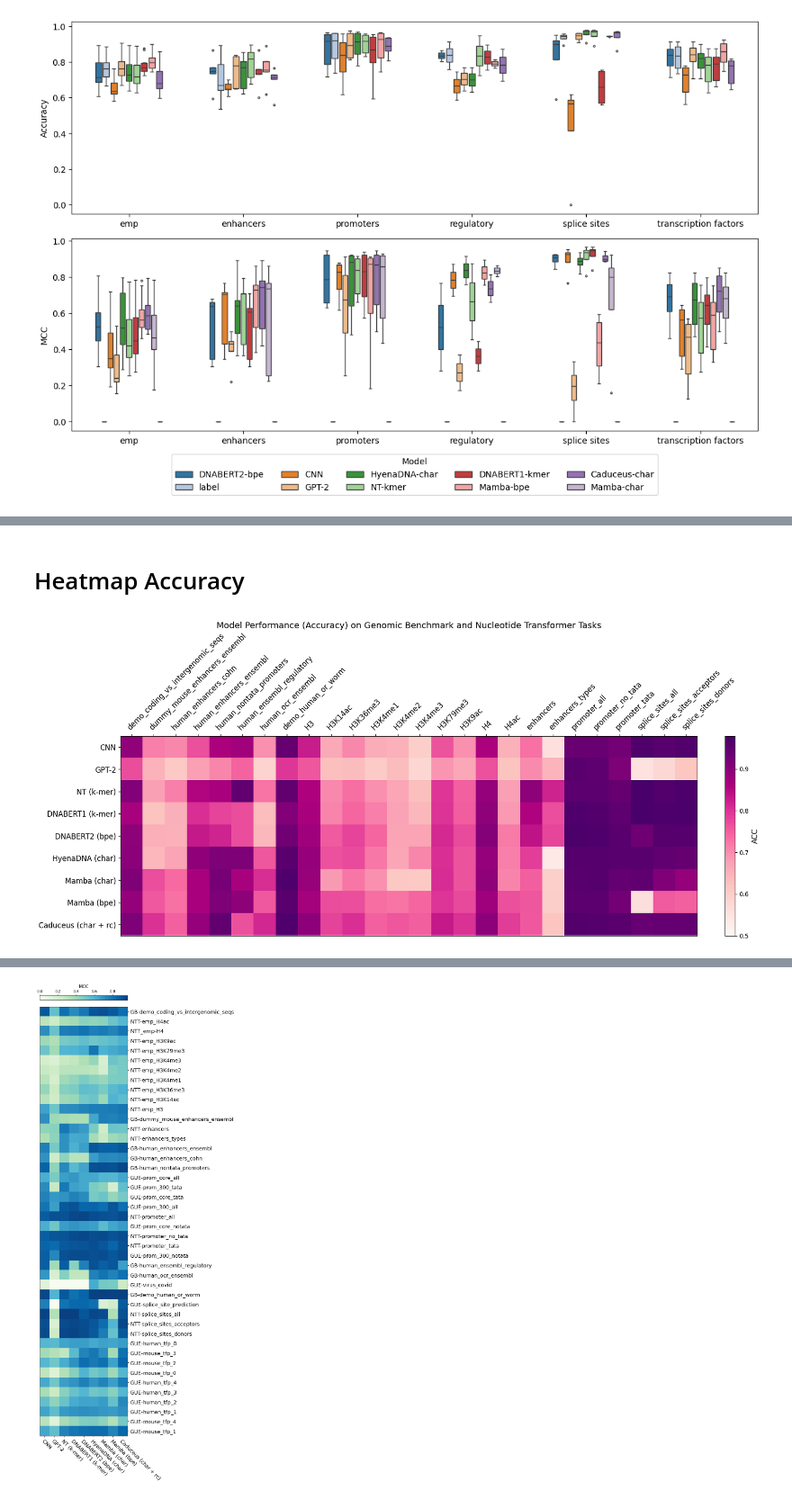
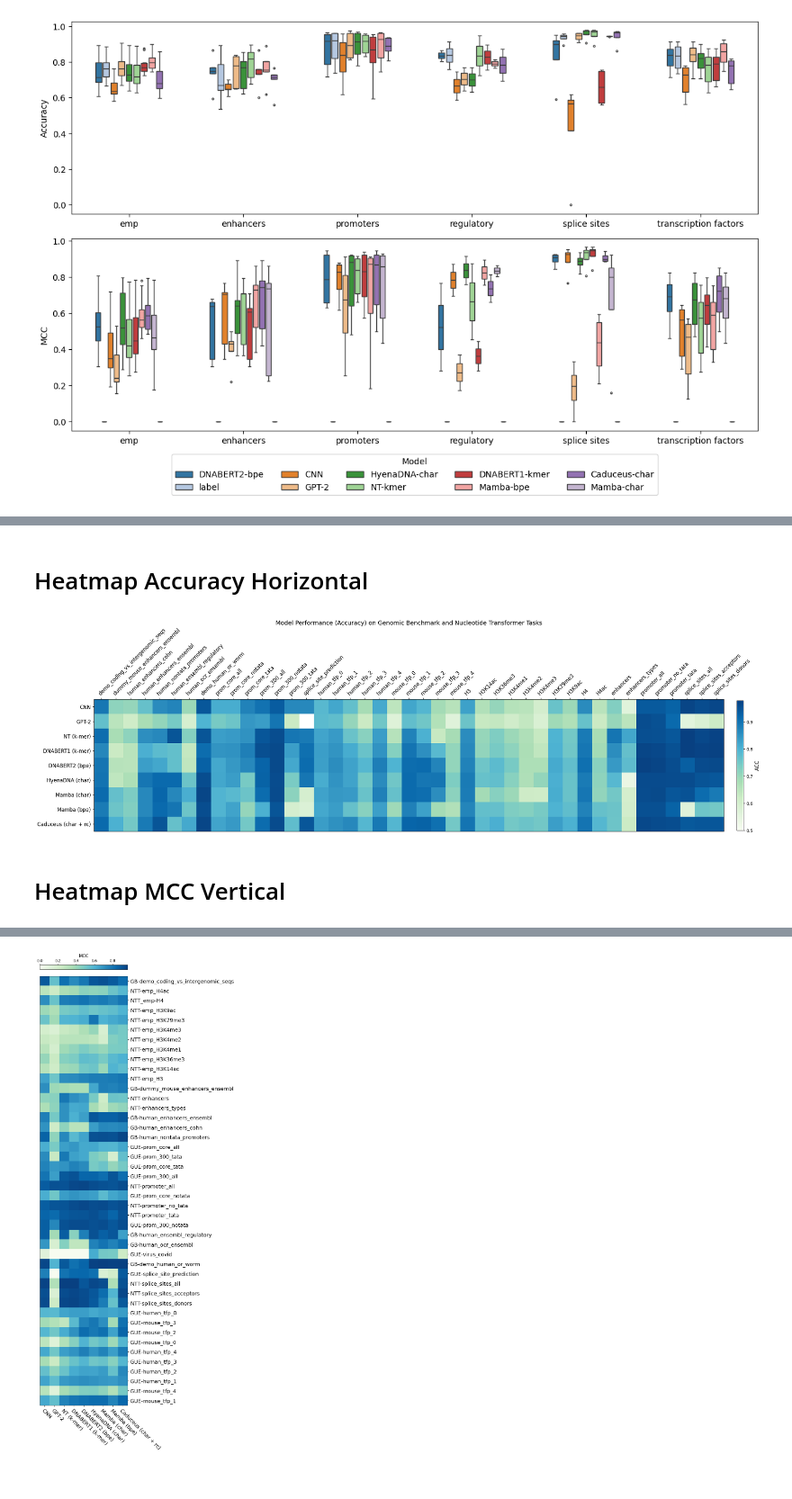
Before and after one commit to leannmlindsey/gLM_tokenization, a Jupyter notebook: TokenizationFINALFigures.ipynb, the cells around one changed output, grey strips where cells are left out. Shown at 90% size. Cells and saved outputs as stored; diff of their text form; code cells hidden in the pictures.

```diff
--- a/TokenizationFINALFigures.ipynb
+++ b/TokenizationFINALFigures.ipynb
@@ -355,13 +408,9 @@ heatmap(df_numeric, 'Model Performance on GUE Tasks', 'model_mcc_heatmap_GUE.pdf
 # %% [markdown]
-# Heatmap Accuracy
+# Heatmap Accuracy Horizontal
 # %%
 df = pd.read_csv('https://raw.githubusercontent.com/leannmlindsey/gLM_tokenization/main/data/benchmark_acc_raw.csv')
 df['GPT-2'] = pd.to_numeric(df['GPT-2'], errors='coerce')
-df['GPT-2'].fillna(value=0, inplace=True)
-#df = pd.read_csv('benchmark_acc_raw.csv')
-df_numeric = df[df['Benchmark'].isin(['Genomic Benchmark', 'Nucleotide Transformer Tasks'])]
-#df_numeric = df[df['Benchmark'].isin(['Nucleotide Transformer Tasks'])]
-#df_numeric
+df_numeric = df[df['Benchmark'].isin(['Genomic Benchmark', 'Nucleotide Transformer Tasks', 'GUE'])]
 # %%
 df_numeric = df_numeric.drop(columns=['Category', 'Benchmark'])
 # %%
@@ -373,10 +422,10 @@ df_numeric = df_numeric.transpose()
 def heatmap_acc(df_numeric, title, filename, width, height):
   fig, ax = plt.subplots(figsize=(width, height))
   im = ax.imshow(df_numeric)
-  im = ax.imshow(df_numeric, cmap='RdPu',vmin=0.5)
+  im = ax.imshow(df_numeric, cmap='GnBu',vmin=0.5)
 
   # Add colorbar
-  cbar = ax.figure.colorbar(im, ax=ax, orientation='vertical', fraction=0.046, pad=0.04)
+  cbar = ax.figure.colorbar(im, ax=ax, orientation='vertical', fraction=0.01, pad=0.02)
   cbar.set_label('ACC', fontsize=12)
 
   # Show all ticks and label them with the respective list entries
@@ -401,6 +450,6 @@ def heatmap_acc(df_numeric, title, filename, width, height):
   plt.savefig(filename, format='pdf',bbox_inches='tight')
   plt.show()
 # %%
-heatmap_acc(df_numeric, 'Model Performance (Accuracy) on Genomic Benchmark and Nucleotide Transformer Tasks', 'model_acc_heatmap_gb_nt.pdf', 18, 7)
+heatmap_acc(df_numeric, 'Model Performance (Accuracy) on Genomic Benchmark and Nucleotide Transformer Tasks', 'model_acc_heatmap_all_horizontal.pdf', 24, 7)
 # %% [output]
-[figure, old version]
+[figure, new version]
@@ -409,0 +456,2 @@ df_numeric = df[df['Benchmark'].isin(['GUE'])]
+# %% [markdown]
+# Heatmap MCC Vertical
```
Also changed, not shown: parts of 53 cells of this notebook.
